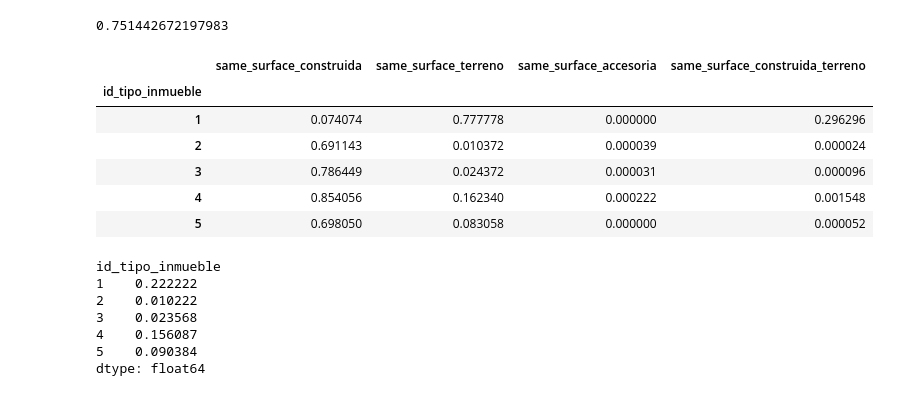
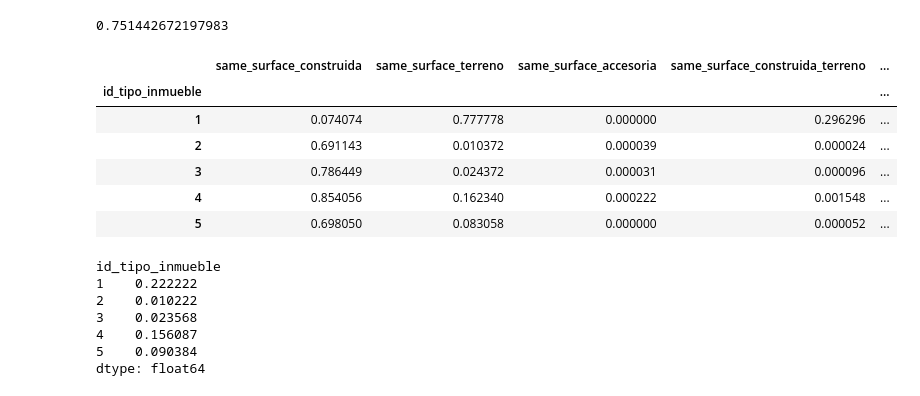
Before and after one commit to romanAVJ/mds-research-stay, a Jupyter notebook: src/P1_PRE_EDA/s1_general_eda.ipynb, the cells around one changed output. Cells and saved outputs as stored; diff of their text form; code cells hidden in the pictures.

```diff
--- a/src/P1_PRE_EDA/s1_general_eda.ipynb
+++ b/src/P1_PRE_EDA/s1_general_eda.ipynb
@@ -1008,25 +1008,26 @@ df_properties['superficie_vendible'].eq(df_properties['superficie_construida']).
 # %%
 # see case where built surface is the same as surface sold group by id_tipo_inmueble
 (
     df_properties
     .assign(
         same_surface_construida=lambda x: x['superficie_vendible'].eq(x['superficie_construida']),
         same_surface_terreno=lambda x: x['superficie_vendible'].eq(x['superficie_terreno']),
         same_surface_accesoria=lambda x: x['superficie_vendible'].eq(x['superficie_accesoria']),
         same_surface_construida_terreno=lambda x: x['superficie_vendible'].eq(x['superficie_construida'] + x['superficie_terreno']),
+        same_surface_construida_accesoria=lambda x: x['superficie_vendible'].eq(x['superficie_construida'] + x['superficie_accesoria']),
     )
     .groupby('id_tipo_inmueble')
-    [['same_surface_construida', 'same_surface_terreno', 'same_surface_accesoria', 'same_surface_construida_terreno']]
+    [['same_surface_construida', 'same_surface_terreno', 'same_surface_accesoria', 'same_surface_construida_terreno', 'same_surface_construida_accesoria']]
     .mean()
 )
 # %% [output]
-|  | same_surface_construida | same_surface_terreno | same_surface_accesoria | same_surface_construida_terreno |
-| id_tipo_inmueble |  |  |  |  |
-| 1 | 0.074074 | 0.777778 | 0.000000 | 0.296296 |
-| 2 | 0.691143 | 0.010372 | 0.000039 | 0.000024 |
-| 3 | 0.786449 | 0.024372 | 0.000031 | 0.000096 |
-| 4 | 0.854056 | 0.162340 | 0.000222 | 0.001548 |
-| 5 | 0.698050 | 0.083058 | 0.000000 | 0.000052 |
+|  | same_surface_construida | same_surface_terreno | same_surface_accesoria | same_surface_construida_terreno | ... |
+| id_tipo_inmueble |  |  |  |  | ... |
+| 1 | 0.074074 | 0.777778 | 0.000000 | 0.296296 | ... |
+| 2 | 0.691143 | 0.010372 | 0.000039 | 0.000024 | ... |
+| 3 | 0.786449 | 0.024372 | 0.000031 | 0.000096 | ... |
+| 4 | 0.854056 | 0.162340 | 0.000222 | 0.001548 | ... |
+| 5 | 0.698050 | 0.083058 | 0.000000 | 0.000052 | ... |
 # %%
 # look cases where terrain & built surface are the same
 (
```
Also changed, not shown: parts of 2 cells of this notebook, 1 other file.
